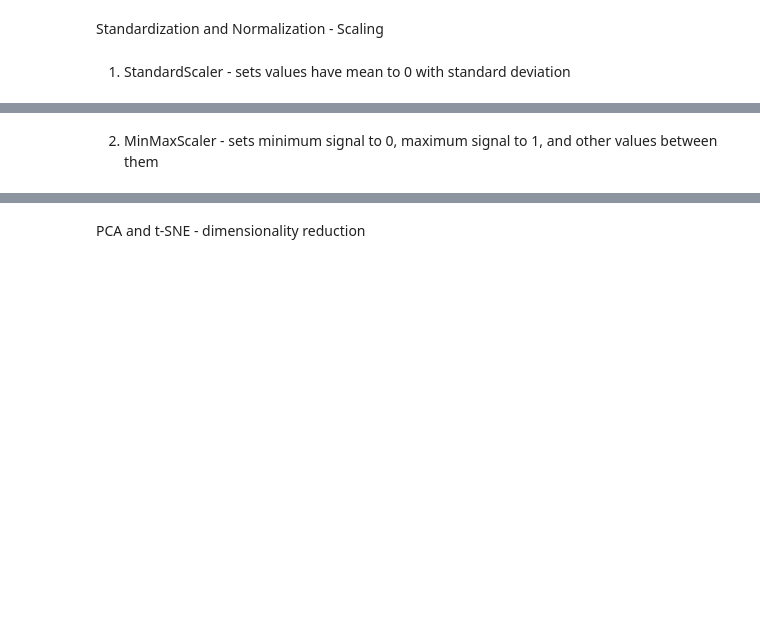
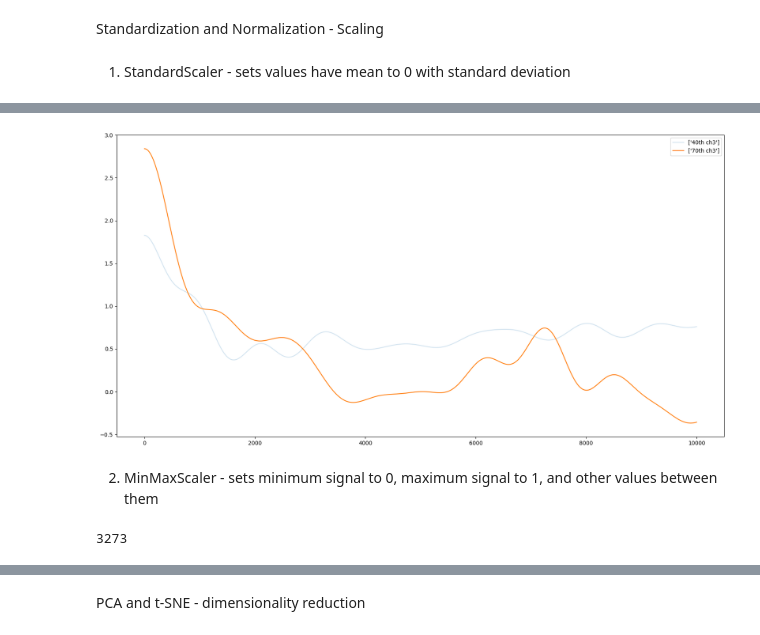
Before and after one commit to greedypelican/EMG_data_analysis, a Jupyter notebook: data_preprocessing.ipynb, the cells around one changed output, grey strips where cells are left out. Cells and saved outputs as stored; diff of their text form; code cells hidden in the pictures; blank space fills up the shorter version.

```diff
--- a/data_preprocessing.ipynb
+++ b/data_preprocessing.ipynb
@@ -121,3 +121,15 @@ plt.show()
+# %%
+fig = plt.figure(figsize=(20,10))
+ax = fig.add_subplot(111)
+X40_std_cut = X40_std[np.where(X40_std[:,2]==np.max(X40_std[:,2]))[0][0]:np.where(X40_std[:,2]==np.max(X40_std[:,2]))[0][0]+10000,2]
+X70_std_cut = X70_std[np.where(X70_std[:,2]==np.max(X70_std[:,2]))[0][0]:np.where(X70_std[:,2]==np.max(X70_std[:,2]))[0][0]+10000,2]
+ax.plot(X40_std_cut,label=['40th '+col_names[2]],alpha=0.2)
+ax.plot(X70_std_cut,label=['70th '+col_names[2]])
+
+plt.legend()
+plt.show()
+# %% [output]
+[figure, added]
 # %% [markdown]
 2. MinMaxScaler - sets minimum signal to 0, maximum signal to 1, and other values between them
 # %%
@@ -126,6 +138,10 @@ minmaxscaler = MinMaxScaler()
 
 X40_mm = minmaxscaler.fit_transform(Extension_signal_filtered[40])
 X70_mm = minmaxscaler.fit_transform(Extension_signal_filtered[70])
+# %%
+np.where(X70_mm[:,2]==np.max(X70_mm[:,2]))[0][0]
+# %% [output]
+3273
 # %%
 fig = plt.figure(figsize=(20,10))
 ax = fig.add_subplot(111)
```
Also changed, not shown: parts of 11 cells of this notebook.
